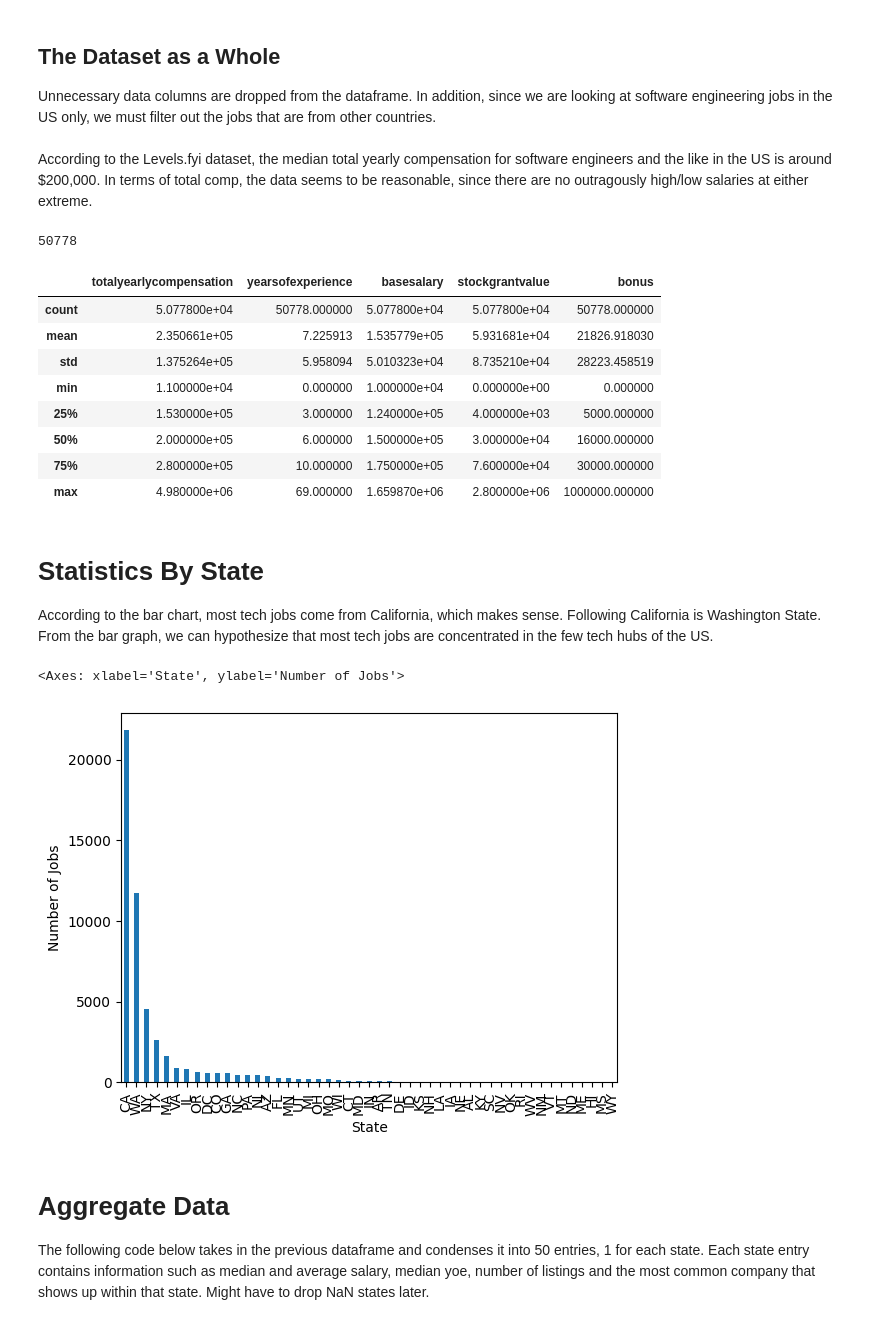
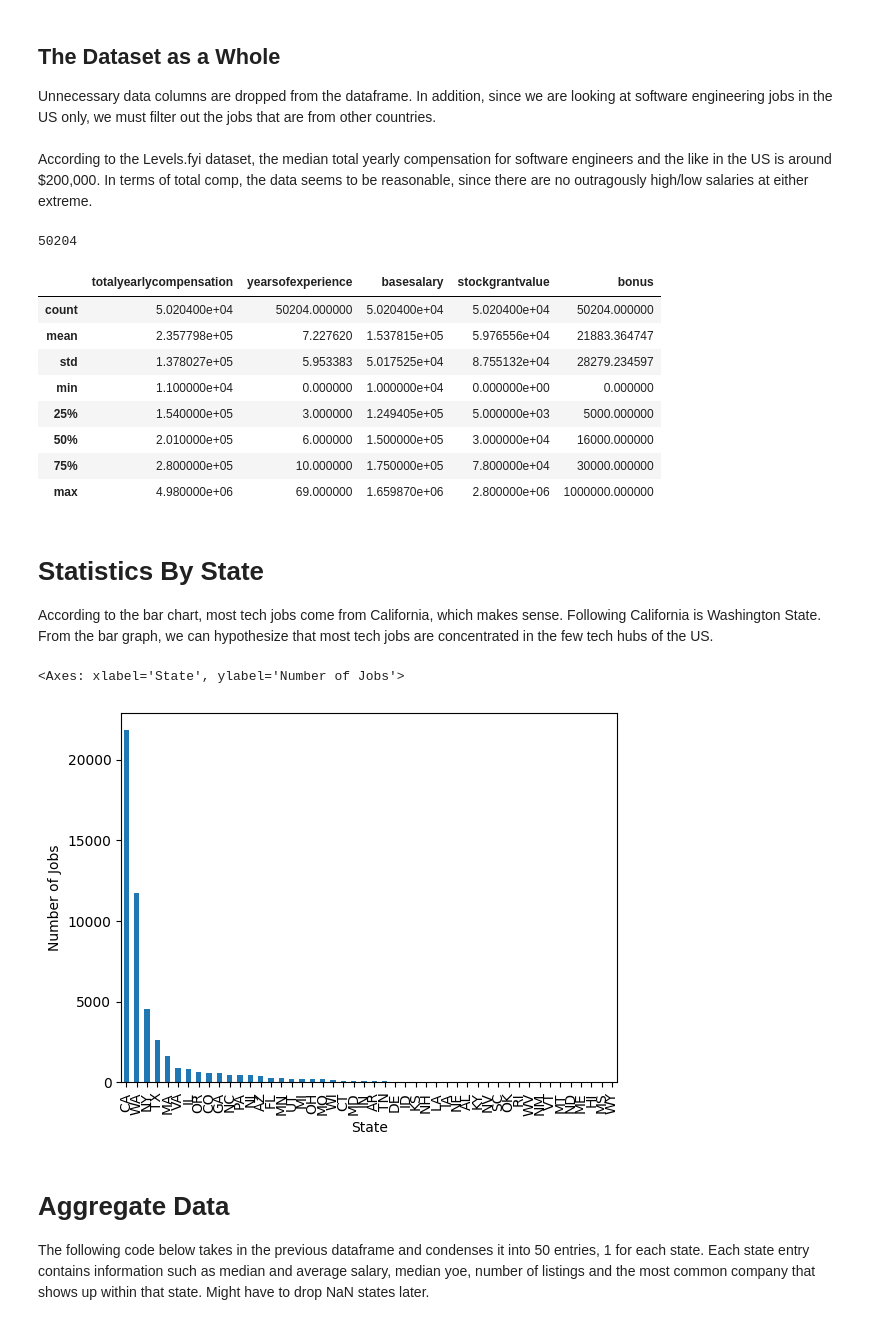
Before and after one commit to jeffreycjj6/Jobs-Visualization-Project, a Jupyter notebook: data_analysis/jobs_analysis.ipynb, the cells around one changed output. Drawn from its saved outputs; the diff is of its cells as text; code cells hidden in the pictures.

```diff
--- a/data_analysis/jobs_analysis.ipynb
+++ b/data_analysis/jobs_analysis.ipynb
@@ -28,43 +28,42 @@ comp, the data seems to be reasonable, since there are no outragously high/low
 salaries at either extreme.
 # %%
 
-# Dictionary might be useful later
+# Dictionary holds state names and abbreviations in alphabetical order based on state full name
 states = {
+    'AL': 'Alabama',
     'AK': 'Alaska',
-    'AL': 'Alabama',
+    'AZ': 'Arizona',
     'AR': 'Arkansas',
-    'AZ': 'Arizona',
     'CA': 'California',
     'CO': 'Colorado',
     'CT': 'Connecticut',
-    'DC': 'District of Columbia',
     'DE': 'Delaware',
     'FL': 'Florida',
     'GA': 'Georgia',
     'HI': 'Hawaii',
-    'IA': 'Iowa',
     'ID': 'Idaho',
     'IL': 'Illinois',
     'IN': 'Indiana',
+    'IA': 'Iowa',
     'KS': 'Kansas',
     'KY': 'Kentucky',
     'LA': 'Louisiana',
+    'ME': 'Maine',
+    'MD': 'Maryland',
     'MA': 'Massachusetts',
-    'MD': 'Maryland',
-    'ME': 'Maine',
     'MI': 'Michigan',
     'MN': 'Minnesota',
+    'MS': 'Mississippi',
     'MO': 'Missouri',
-    'MS': 'Mississippi',
     'MT': 'Montana',
-    'NC': 'North Carolina',
-    'ND': 'North Dakota',
     'NE': 'Nebraska',
+    'NV': 'Nevada',
     'NH': 'New Hampshire',
     'NJ': 'New Jersey',
     'NM': 'New Mexico',
-    'NV': 'Nevada',
     'NY': 'New York',
+    'NC': 'North Carolina',
+    'ND': 'North Dakota',
     'OH': 'Ohio',
     'OK': 'Oklahoma',
     'OR': 'Oregon',
@@ -73,43 +72,54 @@ states = {
     'SC': 'South Carolina',
     'SD': 'South Dakota',
     'TN': 'Tennessee',
     'TX': 'Texas',
     'UT': 'Utah',
+    'VT': 'Vermont',
     'VA': 'Virginia',
-    'VT': 'Vermont',
     'WA': 'Washington',
+    'WV': 'West Virginia',
     'WI': 'Wisconsin',
-    'WV': 'West Virginia',
     'WY': 'Wyoming'
 }
+
+'''in alphabetical order based on abbreivation states = {
+    'AK': 'Alaska','AL': 'Alabama','AR': 'Arkansas','AZ': 'Arizona','CA': 'California','CO': 'Colorado','CT': 'Connecticut','DC': 'District of Columbia','DE': 'Delaware','FL': 'Florida','GA': 'Georgia','HI': 'Hawaii','IA': 'Iowa',
+    'ID': 'Idaho','IL': 'Illinois','IN': 'Indiana','KS': 'Kansas','KY': 'Kentucky','LA': 'Louisiana','MA': 'Massachusetts','MD': 'Maryland','ME': 'Maine','MI': 'Michigan','MN': 'Minnesota','MO': 'Missouri','MS': 'Mississippi',
+    'MT': 'Montana','NC': 'North Carolina','ND': 'North Dakota','NE': 'Nebraska','NH': 'New Hampshire','NJ': 'New Jersey','NM': 'New Mexico','NV': 'Nevada','NY': 'New York','OH': 'Ohio','OK': 'Oklahoma','OR': 'Oregon','PA': 'Pennsylvania',
+    'RI': 'Rhode Island','SC': 'South Carolina','SD': 'South Dakota','TN': 'Tennessee','TX': 'Texas','UT': 'Utah','VA': 'Virginia','VT': 'Vermont','WA': 'Washington','WI': 'Wisconsin','WV': 'West Virginia', 'WY': 'Wyoming'
+}'''
+
 df = df[['company', 'title', 'totalyearlycompensation', 'location',
         'yearsofexperience', 'basesalary', 'stockgrantvalue', 'bonus']]
 
 # Location strings with only one comma are typially US cities. Typical format
 # of the string is "City", "Providence/State", "Country (if not US)"
 df = df[df['location'].str.count(',') <= 1]
 states_abbr = df['location'].str.slice(start=-2)
 df['state'] = states_abbr
 # Final round of filtering based on US states
 df = df[df.state.isin(states) == True]
 df = df.reset_index(drop=True)
 
 #additionally, drop all entries with a basesalary of 0 to prevent outliers in salary averages/medians
 df = df[df.basesalary != 0]
 
+#also drop all Washington, DC locations since it won't be accounted for
+df = df[df.location != 'Washington, DC']
+
 print(len(df.index))
 
 df.describe()
 # %% [output]
-50778
+50204
 |  | totalyearlycompensation | yearsofexperience | basesalary | stockgrantvalue | bonus |
-| count | 5.077800e+04 | 50778.000000 | 5.077800e+04 | 5.077800e+04 | 50778.000000 |
-| mean | 2.350661e+05 | 7.225913 | 1.535779e+05 | 5.931681e+04 | 21826.918030 |
-| std | 1.375264e+05 | 5.958094 | 5.010323e+04 | 8.735210e+04 | 28223.458519 |
+| count | 5.020400e+04 | 50204.000000 | 5.020400e+04 | 5.020400e+04 | 50204.000000 |
+| mean | 2.357798e+05 | 7.227620 | 1.537815e+05 | 5.976556e+04 | 21883.364747 |
+| std | 1.378027e+05 | 5.953383 | 5.017525e+04 | 8.755132e+04 | 28279.234597 |
 | min | 1.100000e+04 | 0.000000 | 1.000000e+04 | 0.000000e+00 | 0.000000 |
-| 25% | 1.530000e+05 | 3.000000 | 1.240000e+05 | 4.000000e+03 | 5000.000000 |
-| 50% | 2.000000e+05 | 6.000000 | 1.500000e+05 | 3.000000e+04 | 16000.000000 |
-| 75% | 2.800000e+05 | 10.000000 | 1.750000e+05 | 7.600000e+04 | 30000.000000 |
+| 25% | 1.540000e+05 | 3.000000 | 1.249405e+05 | 5.000000e+03 | 5000.000000 |
+| 50% | 2.010000e+05 | 6.000000 | 1.500000e+05 | 3.000000e+04 | 16000.000000 |
+| 75% | 2.800000e+05 | 10.000000 | 1.750000e+05 | 7.800000e+04 | 30000.000000 |
 | max | 4.980000e+06 | 69.000000 | 1.659870e+06 | 2.800000e+06 | 1000000.000000 |
 # %% [markdown]
 # Statistics By State
@@ -121,7 +131,7 @@ df.state.value_counts().plot(kind='bar', xlabel='State',
                              ylabel='Number of Jobs')
 # %% [output]
 <Axes: xlabel='State', ylabel='Number of Jobs'>
-[figure, old version]
+[figure, new version]
 # %% [markdown]
 # Aggregate Data
 The following code below takes in the previous dataframe and condenses it into 50 entries, 1 for each state. Each state entry contains information such as median and average salary, median yoe, number of listings and the most common company that shows up within that state. Might have to drop NaN states later.
```
Also changed, not shown: parts of 6 cells of this notebook, 10 other files.
